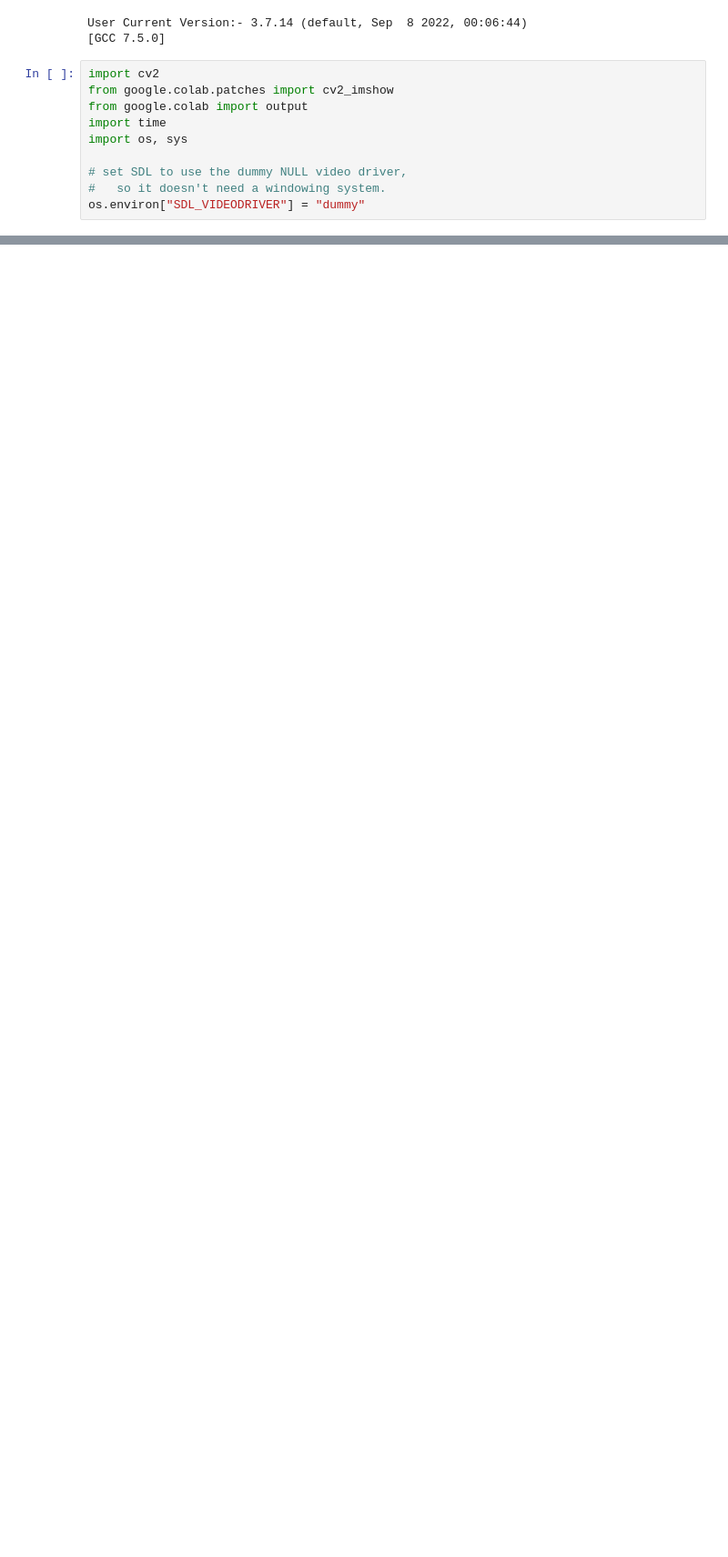
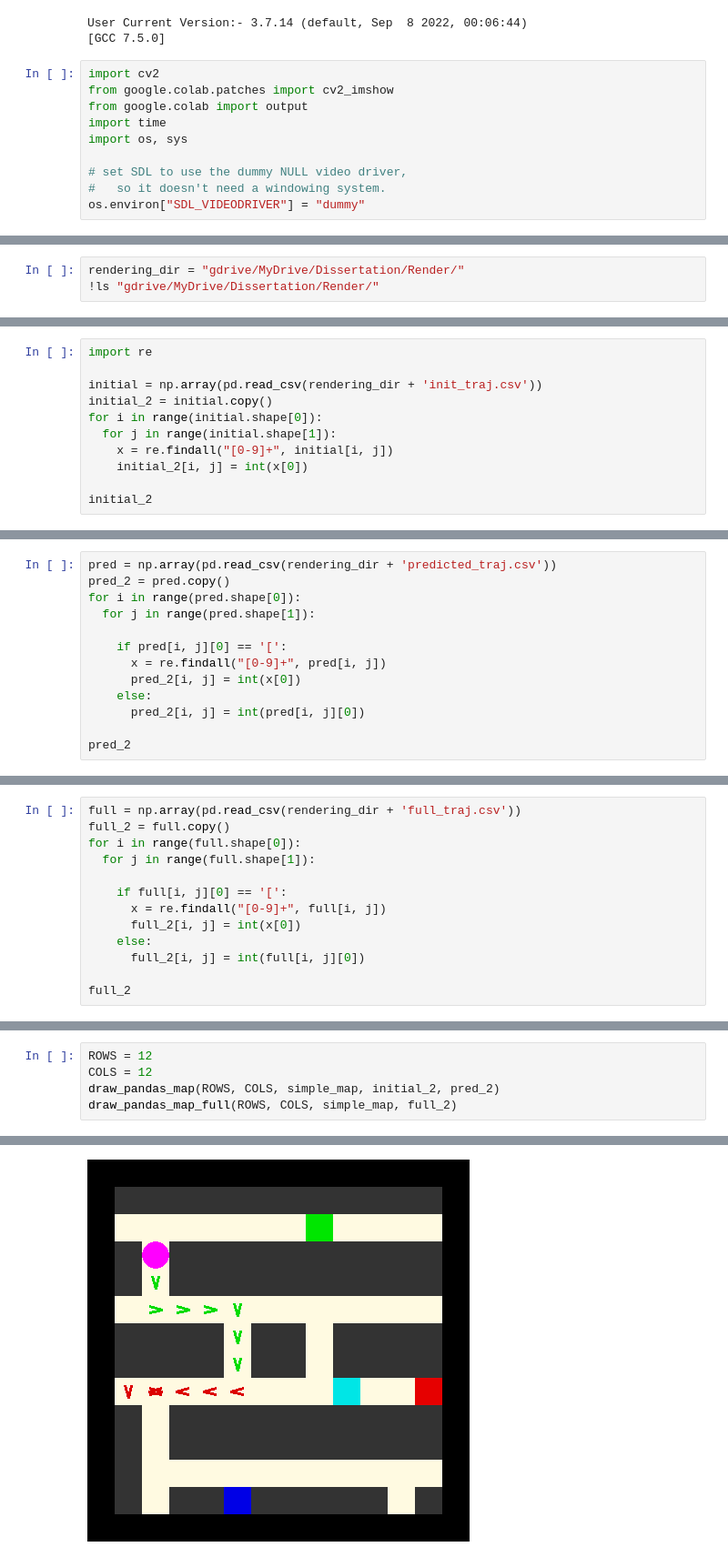
Before and after one commit to Nik-Kras/ToMnet-N, a Jupyter notebook: PyGame_render.ipynb, the cells around one changed output, grey strips where cells are left out. Shown at 91% size. Saved outputs shown, nothing was run; the diff lists cells and outputs as text; blank space fills up the shorter version.

```diff
--- a/PyGame_render.ipynb
+++ b/PyGame_render.ipynb
@@ -1077,0 +578,3 @@ Initial Map:
+# %%
+rendering_dir = "gdrive/MyDrive/Dissertation/Render/"
+!ls "gdrive/MyDrive/Dissertation/Render/"
@@ -1077,0 +625,11 @@ Initial Map:
+# %%
+import re
+
+initial = np.array(pd.read_csv(rendering_dir + 'init_traj.csv'))
+initial_2 = initial.copy()
+for i in range(initial.shape[0]):
+  for j in range(initial.shape[1]):
+    x = re.findall("[0-9]+", initial[i, j])
+    initial_2[i, j] = int(x[0])
+
+initial_2
@@ -1077,0 +645,13 @@ Initial Map:
+# %%
+pred = np.array(pd.read_csv(rendering_dir + 'predicted_traj.csv'))
+pred_2 = pred.copy()
+for i in range(pred.shape[0]):
+  for j in range(pred.shape[1]):
+
+    if pred[i, j][0] == '[':
+      x = re.findall("[0-9]+", pred[i, j])
+      pred_2[i, j] = int(x[0])
+    else:
+      pred_2[i, j] = int(pred[i, j][0])
+
+pred_2
@@ -1077,0 +667,13 @@ Initial Map:
+# %%
+full = np.array(pd.read_csv(rendering_dir + 'full_traj.csv'))
+full_2 = full.copy()
+for i in range(full.shape[0]):
+  for j in range(full.shape[1]):
+
+    if full[i, j][0] == '[':
+      x = re.findall("[0-9]+", full[i, j])
+      full_2[i, j] = int(x[0])
+    else:
+      full_2[i, j] = int(full[i, j][0])
+
+full_2
@@ -1077,0 +696,6 @@ Initial Map:
+# %%
+ROWS = 12
+COLS = 12
+draw_pandas_map(ROWS, COLS, simple_map, initial_2, pred_2)
+draw_pandas_map_full(ROWS, COLS, simple_map, full_2)
+# %% [output]
@@ -1077,0 +703 @@ Initial Map:
+[figure, added]
```
Also changed, not shown: parts of 32 cells of this notebook.
